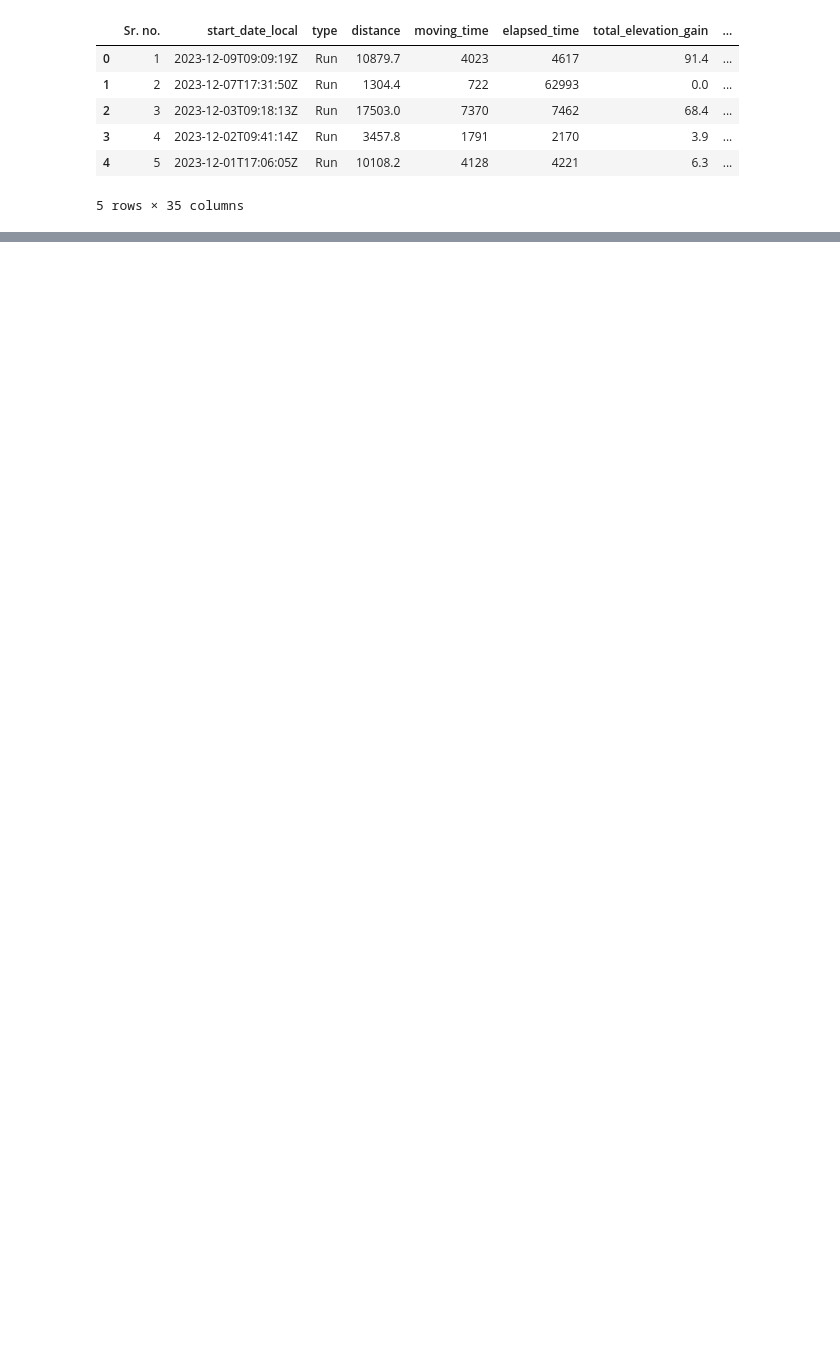
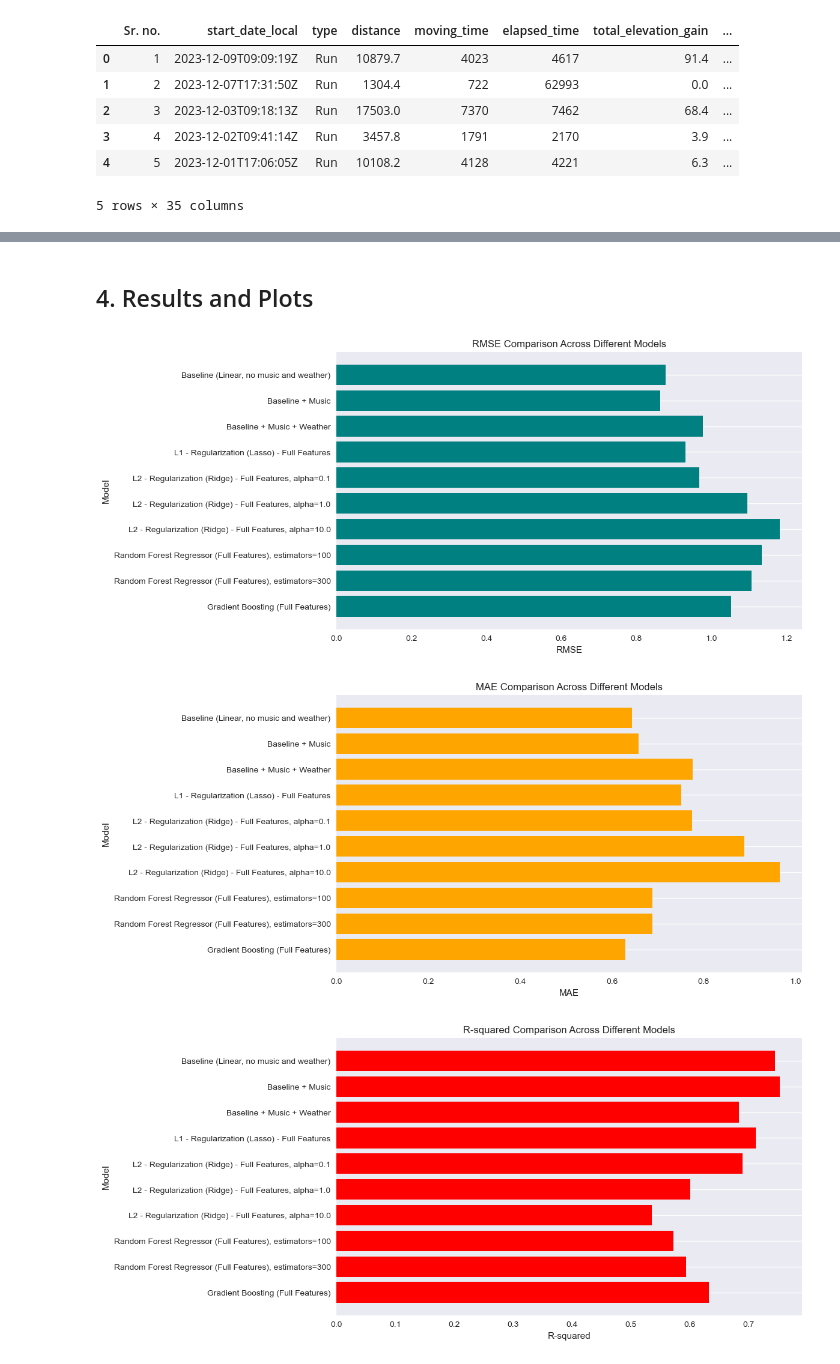
Before and after one commit to jainatharva21/FitBeat, a Jupyter notebook: performance_analysis.ipynb, the cells around one changed output, grey strips where cells are left out. Drawn from its saved outputs; the diff is of its cells as text; code cells hidden in the pictures; blank space fills up the shorter version.

```diff
--- a/performance_analysis.ipynb
+++ b/performance_analysis.ipynb
@@ -42,3 +48,5 @@ full_features = music_features + [
     "precip",
     "conditions",
 ]
+df = df.dropna(subset=full_features + ["pace_min_per_km"]).copy()
+print(df.shape)
@@ -45,7 +55,10 @@ full_features = music_features + [
 # %%
 def extract_features(df, features):
     data = df[features + ["pace_min_per_km"]].copy()
-    categoricals = [c for c in features if data[c].dtype == "object"]
+    categoricals = []
+    for c in features:
+        if data[c].dtype == "object":
+            categoricals.append(c)
 
     data = pd.get_dummies(data, columns=categoricals, drop_first=True)
     X = data.drop(columns=["pace_min_per_km"])
@@ -65,0 +81,5 @@ Full X: (98, 18)
+# %%
+# Train - test split
+x_train_base, x_test_base, y_train, y_test = train_test_split(X_base, y, test_size=0.2, random_state=42)
+x_train_music, x_test_music, y_train, y_test = train_test_split(X_music, y, test_size=0.2, random_state=42)
+x_train_full, x_test_full, y_train, y_test = train_test_split(X_full, y, test_size=0.2, random_state=42)
@@ -65,0 +172,5 @@ Full X: (98, 18)
+# %%
+res_df = pd.DataFrame([
+    {"model_name": r["model_name"], "rmse": r["rmse"], "mae": r["mae"], "r2": r["r2"]} for r in res
+])
+res_df
@@ -65,0 +189,37 @@ Full X: (98, 18)
+# %% [markdown]
+## 4. Results and Plots
+# %%
+plt.style.use("seaborn-v0_8")
+plt.figure(figsize=(10, 6))
+plt.barh(res_df["model_name"], res_df["rmse"], color="teal")
+plt.gca().invert_yaxis()
+
+plt.title("RMSE Comparison Across Different Models")
+plt.xlabel("RMSE")
+plt.ylabel("Model")
+plt.grid(axis="x")
+plt.show()
+
+plt.figure(figsize=(10, 6))
+plt.barh(res_df["model_name"], res_df["mae"], color="orange")
+plt.gca().invert_yaxis()
+
+plt.title("MAE Comparison Across Different Models")
+plt.xlabel("MAE")
+plt.ylabel("Model")
+plt.grid(axis="x")
+plt.show()
+
+plt.figure(figsize=(10, 6))
+plt.barh(res_df["model_name"], res_df["r2"], color="red")
+plt.gca().invert_yaxis()
+
+plt.title("R-squared Comparison Across Different Models")
+plt.xlabel("R-squared")
+plt.ylabel("Model")
+plt.grid(axis="x")
+plt.show()
+# %% [output]
+[figure, added]
+[figure, added]
+[figure, added]
```
Also changed, not shown: parts of 11 cells of this notebook.
